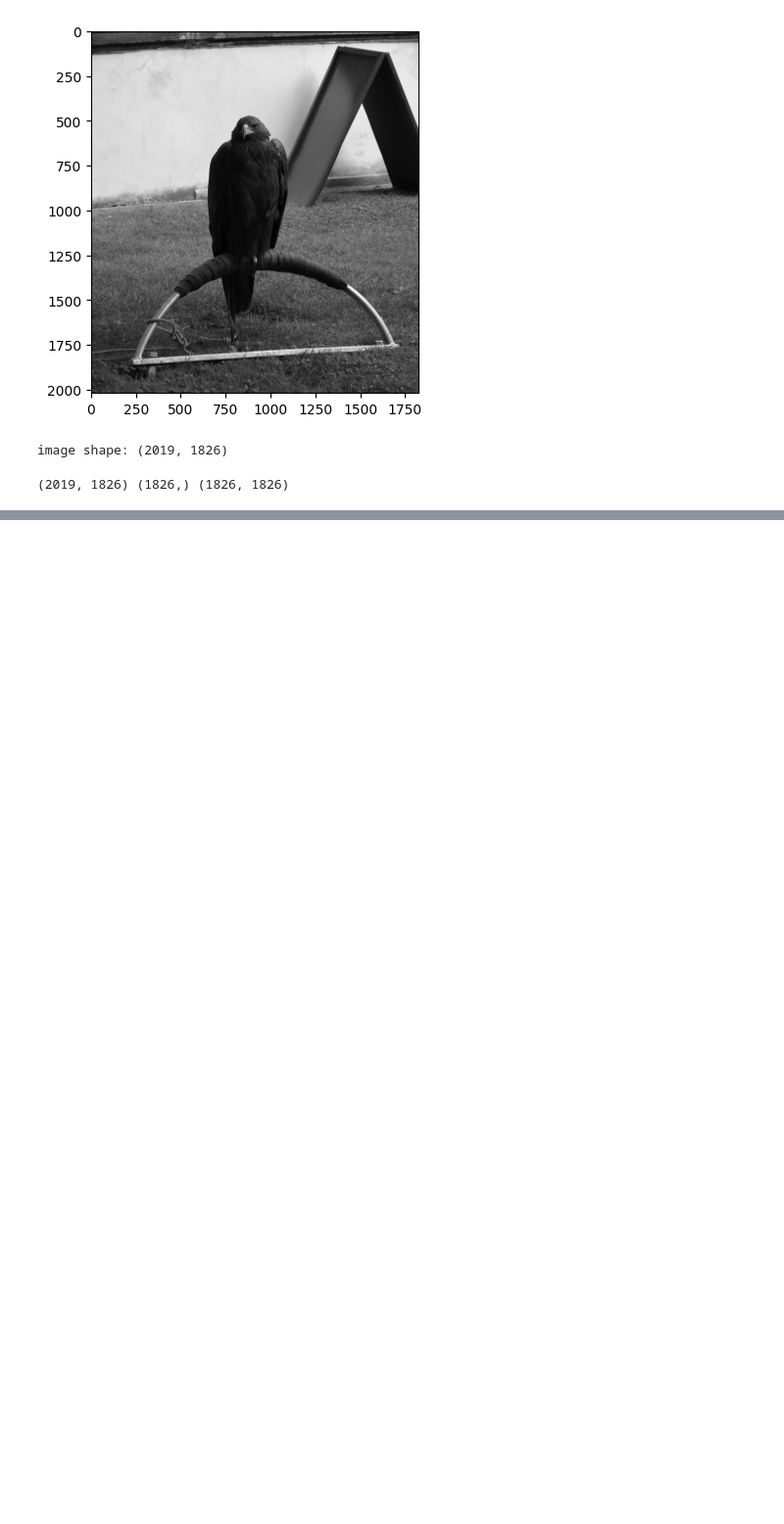
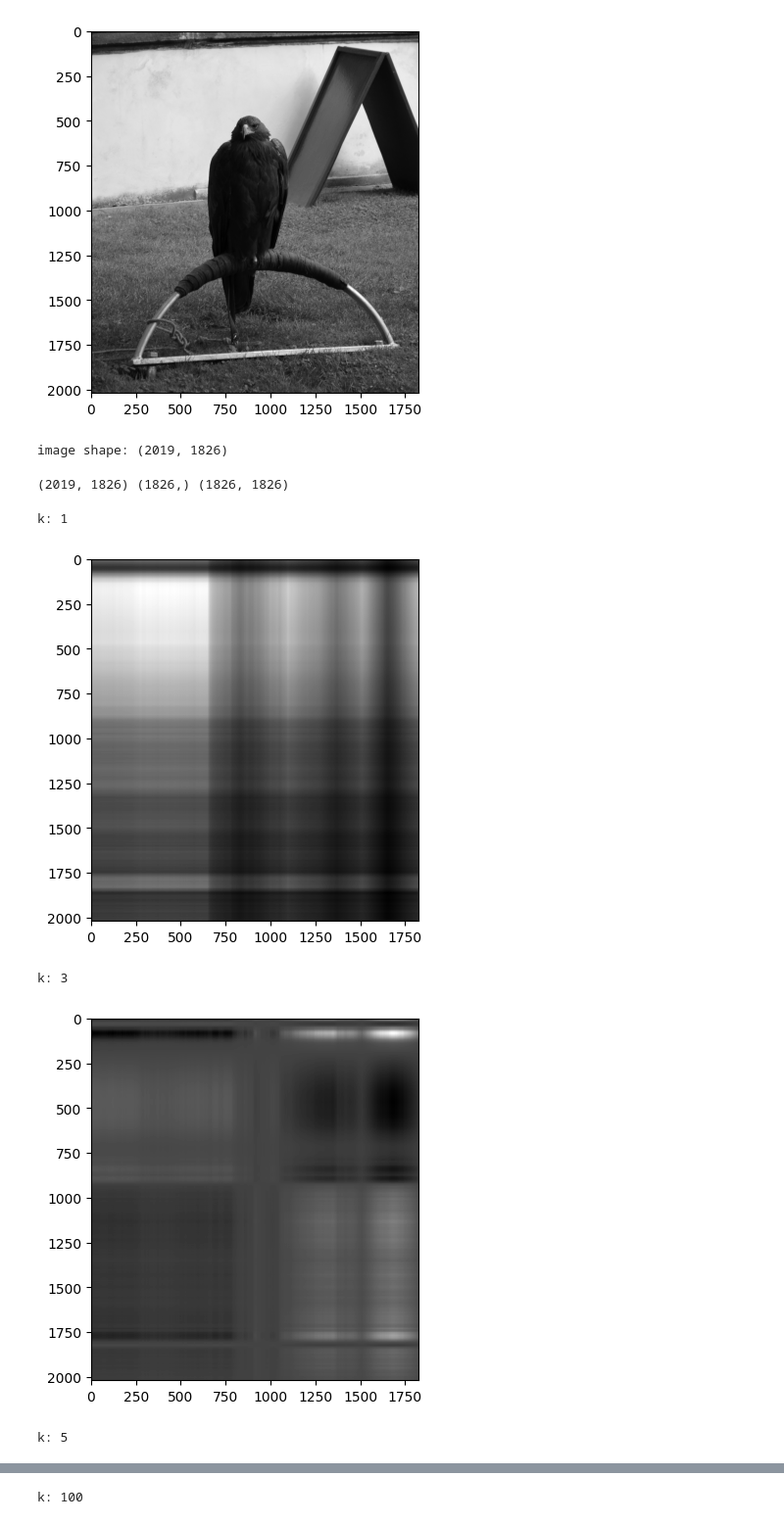
Before and after one commit to Gh5al/Statiscal-and-Mathematical-methods-for-AI, a Jupyter notebook: LAB/Homework2/homework2.ipynb, the cells around one changed output, grey strips where cells are left out. Shown at 98% size. Saved outputs shown, nothing was run; the diff lists cells and outputs as text; code cells hidden in the pictures; blank space fills up the shorter version.

```diff
--- a/LAB/Homework2/homework2.ipynb
+++ b/LAB/Homework2/homework2.ipynb
@@ -507,3 +508,17 @@ U, s, VT = np.linalg.svd(image, full_matrices=False)
 print(U.shape,s.shape,VT.shape)
 # %% [output]
 (2019, 1826) (1826,) (1826, 1826)
+# %%
+# visualize some of the dyad
+K = [1,3,5,100]
+for k in K:
+  X = s[k-1]* np.dot(U[:,k-1].reshape(U.shape[0],1),VT[k-1,:].reshape(1,VT.shape[1]))
+  print(f"k: {k}")
+  plt.imshow(X, cmap='gray')
+  plt.show()
+# %% [output]
+k: 1
+[figure, added]
+k: 3
+[figure, added]
+k: 5
@@ -509,0 +526 @@ print(U.shape,s.shape,VT.shape)
+k: 100
```
Also changed, not shown: parts of 10 cells of this notebook.
